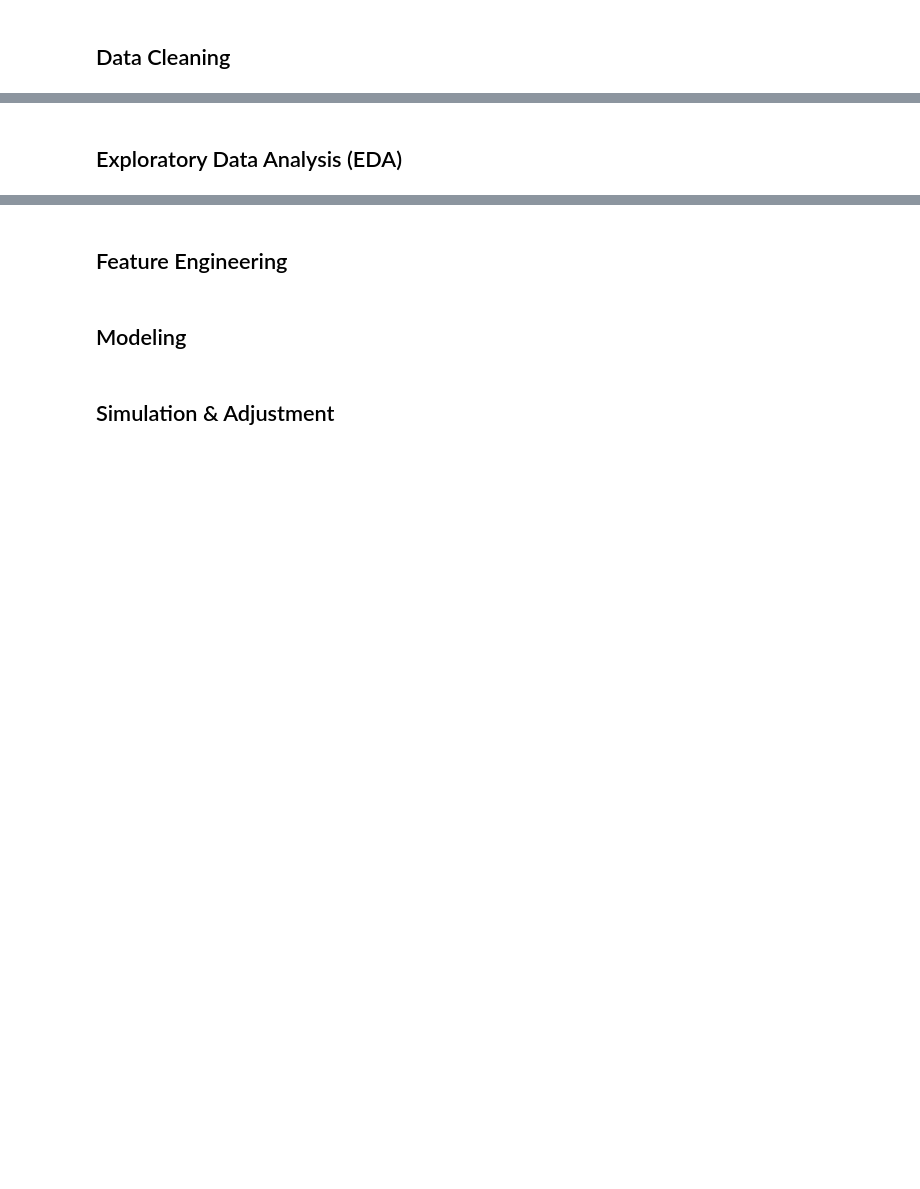
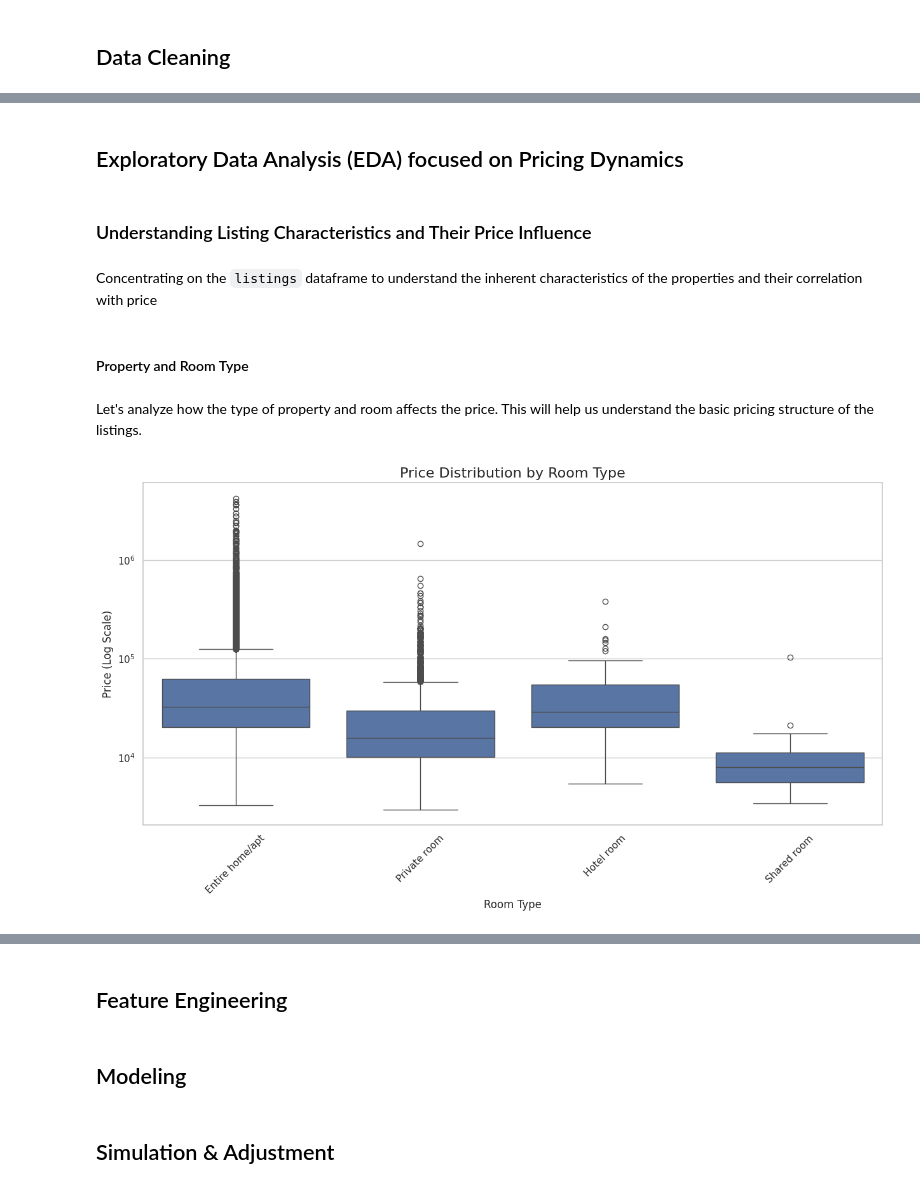
Before and after one commit to nkosanamolefe/dynamic-pricing-for-airbnb, a Jupyter notebook: notebook/Dynamic_Pricing_for_Airbnb_Cape Town.ipynb, the cells around one changed output, grey strips where cells are left out. Saved outputs shown, nothing was run; the diff lists cells and outputs as text; code cells hidden in the pictures; blank space fills up the shorter version.

Commit message:
done Exploratory Data Analysis

```diff
--- a/notebook/Dynamic_Pricing_for_Airbnb_Cape Town.ipynb
+++ b/notebook/Dynamic_Pricing_for_Airbnb_Cape Town.ipynb
@@ -14,2 +168,22 @@ neighbourhoods = pd.read_csv("neighbourhoods.csv")
 # %% [markdown]
 ## Data Cleaning
+# %%
+# Clean the 'price' column
+if 'price' in listings.columns and listings['price'].dtype == 'object':
+    # Remove '$' and ',' and convert to numeric, coercing errors to NaN
+    listings['price_cleaned'] = pd.to_numeric(listings['price'].str.replace('[\$,]', '', regex=True), errors='coerce')
+    # Drop rows where the cleaned price is null or zero, as they are not useful for pricing analysis
+    listings.dropna(subset=['price_cleaned'], inplace=True)
+    listings = listings[listings['price_cleaned'] > 0]
+
+# Convert price from USD to ZAR (Assuming a placeholder exchange rate - UPDATE THIS!)
+# You should replace 18.5 with the current USD to ZAR exchange rate
+usd_to_zar_exchange_rate = 18.5
+listings['price_zar'] = listings['price_cleaned'] * usd_to_zar_exchange_rate
+
+
+# Display the data types and the first few rows to confirm changes
+print("Data types after cleaning 'price':")
+print(listings[['price', 'price_cleaned', 'price_zar']].info())
+print("\nFirst 5 rows with cleaned price in USD and ZAR:")
+print(listings[['price', 'price_cleaned', 'price_zar']].head())
@@ -19,4 +281,27 @@ listings_clean = listings.dropna(subset=["price", "room_type", "neighbourhood"])
 calendar["date"] = pd.to_datetime(calendar["date"])
 calendar["price"] = calendar["price"].replace('[\$,]', '', regex=True).astype(float)
 # %% [markdown]
-## Exploratory Data Analysis (EDA)
+## Exploratory Data Analysis (EDA) focused on Pricing Dynamics
+# %% [markdown]
+### Understanding Listing Characteristics and Their Price Influence
+# %% [markdown]
+Concentrating on the `listings` dataframe to understand the inherent characteristics of the properties and their correlation with price
+# %% [markdown]
+#### Property and Room Type
+# %% [markdown]
+Let's analyze how the type of property and room affects the price. This will help us understand the basic pricing structure of the listings.
+# %%
+# Set figure size for better readability
+plt.figure(figsize=(15, 7))
+
+# Plotting Room Type vs. Price
+# Boxplot is excellent for showing distribution, median, and outliers
+sns.boxplot(data=listings, x='room_type', y='price_zar', order=listings['room_type'].value_counts().index)
+plt.title('Price Distribution by Room Type', fontsize=16)
+plt.xlabel('Room Type', fontsize=12)
+plt.ylabel('Price (Log Scale)', fontsize=12)
+plt.yscale('log') # Use a log scale due to price outliers which can skew the plot
+plt.xticks(rotation=45)
+plt.show()
+# %% [output]
+[figure, added]
```
Also changed, not shown: parts of 57 cells of this notebook.
